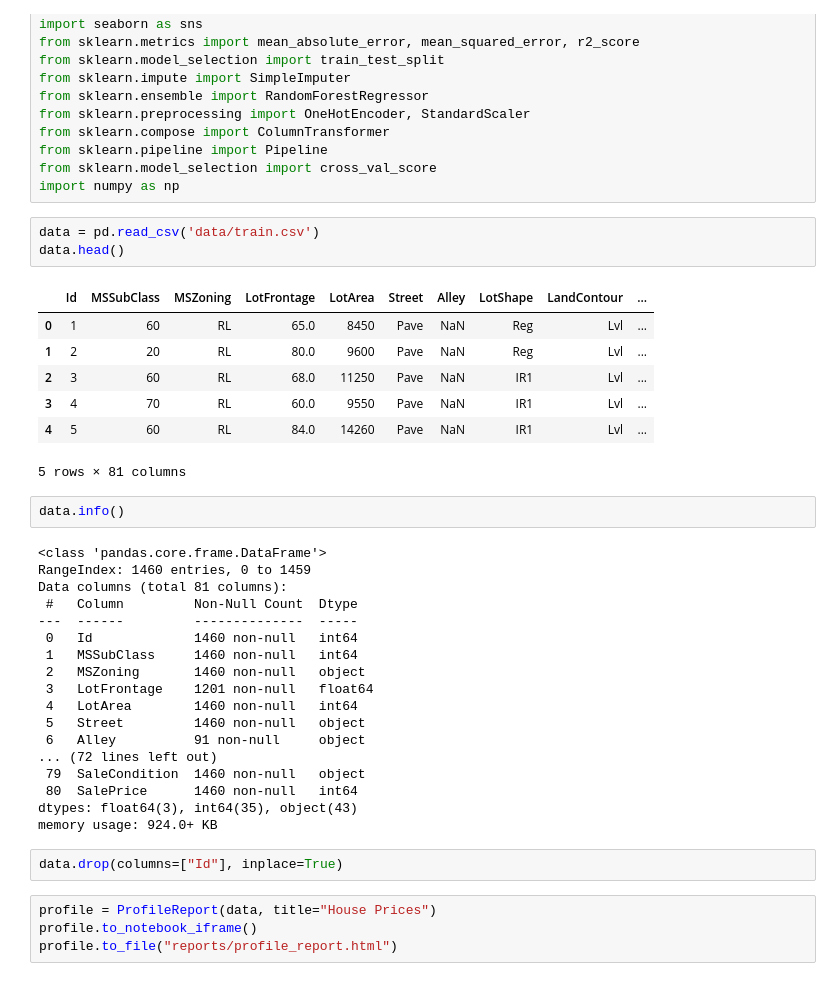
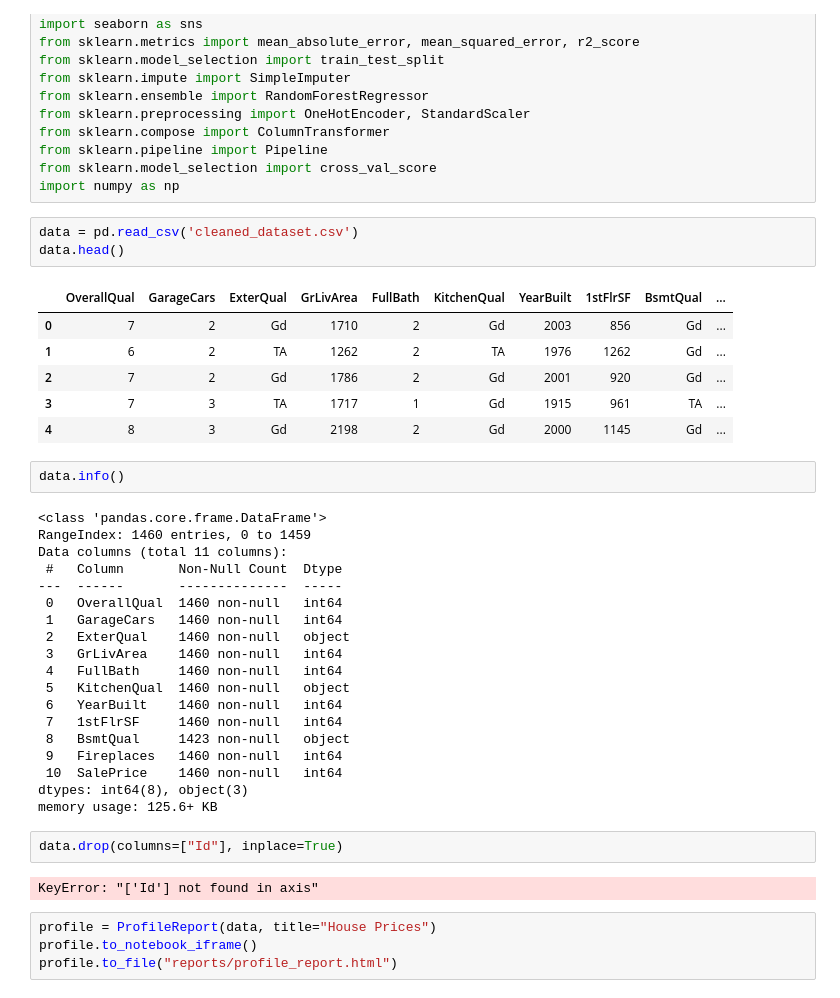
Before and after one commit to Miikolaj/HouseWise, a Jupyter notebook: quick_analysis_and_modeling.ipynb, the cells around one changed output. Cells and saved outputs as stored; diff of their text form.

Commit message:
changed used dataset

```diff
--- a/quick_analysis_and_modeling.ipynb
+++ b/quick_analysis_and_modeling.ipynb
@@ -13,38 +13,40 @@ from sklearn.pipeline import Pipeline
 from sklearn.model_selection import cross_val_score
 import numpy as np
 # %%
-data = pd.read_csv('data/train.csv')
+data = pd.read_csv('cleaned_dataset.csv')
 data.head()
 # %% [output]
-|  | Id | MSSubClass | MSZoning | LotFrontage | LotArea | Street | Alley | LotShape | LandContour | ... |
-| 0 | 1 | 60 | RL | 65.0 | 8450 | Pave | NaN | Reg | Lvl | ... |
-| 1 | 2 | 20 | RL | 80.0 | 9600 | Pave | NaN | Reg | Lvl | ... |
-| 2 | 3 | 60 | RL | 68.0 | 11250 | Pave | NaN | IR1 | Lvl | ... |
-| 3 | 4 | 70 | RL | 60.0 | 9550 | Pave | NaN | IR1 | Lvl | ... |
-| 4 | 5 | 60 | RL | 84.0 | 14260 | Pave | NaN | IR1 | Lvl | ... |
+|  | OverallQual | GarageCars | ExterQual | GrLivArea | FullBath | KitchenQual | YearBuilt | 1stFlrSF | BsmtQual | ... |
+| 0 | 7 | 2 | Gd | 1710 | 2 | Gd | 2003 | 856 | Gd | ... |
+| 1 | 6 | 2 | TA | 1262 | 2 | TA | 1976 | 1262 | Gd | ... |
+| 2 | 7 | 2 | Gd | 1786 | 2 | Gd | 2001 | 920 | Gd | ... |
+| 3 | 7 | 3 | TA | 1717 | 1 | Gd | 1915 | 961 | TA | ... |
+| 4 | 8 | 3 | Gd | 2198 | 2 | Gd | 2000 | 1145 | Gd | ... |
-5 rows × 81 columns
 # %%
 data.info()
 # %% [output]
 <class 'pandas.core.frame.DataFrame'>
 RangeIndex: 1460 entries, 0 to 1459
-Data columns (total 81 columns):
- #   Column         Non-Null Count  Dtype
----  ------         --------------  -----
- 0   Id             1460 non-null   int64
- 1   MSSubClass     1460 non-null   int64
- 2   MSZoning       1460 non-null   object
- 3   LotFrontage    1201 non-null   float64
- 4   LotArea        1460 non-null   int64
- 5   Street         1460 non-null   object
- 6   Alley          91 non-null     object
-... (72 lines left out)
- 79  SaleCondition  1460 non-null   object
- 80  SalePrice      1460 non-null   int64
-dtypes: float64(3), int64(35), object(43)
-memory usage: 924.0+ KB
+Data columns (total 11 columns):
+ #   Column       Non-Null Count  Dtype
+---  ------       --------------  -----
+ 0   OverallQual  1460 non-null   int64
+ 1   GarageCars   1460 non-null   int64
+ 2   ExterQual    1460 non-null   object
+ 3   GrLivArea    1460 non-null   int64
+ 4   FullBath     1460 non-null   int64
+ 5   KitchenQual  1460 non-null   object
+ 6   YearBuilt    1460 non-null   int64
+ 7   1stFlrSF     1460 non-null   int64
+ 8   BsmtQual     1423 non-null   object
+ 9   Fireplaces   1460 non-null   int64
+ 10  SalePrice    1460 non-null   int64
+dtypes: int64(8), object(3)
+memory usage: 125.6+ KB
 # %%
 data.drop(columns=["Id"], inplace=True)
+# %% [output]
+KeyError: "['Id'] not found in axis"
 # %%
 profile = ProfileReport(data, title="House Prices")
 profile.to_notebook_iframe()
```
Also changed, not shown: parts of 1 cell of this notebook.
